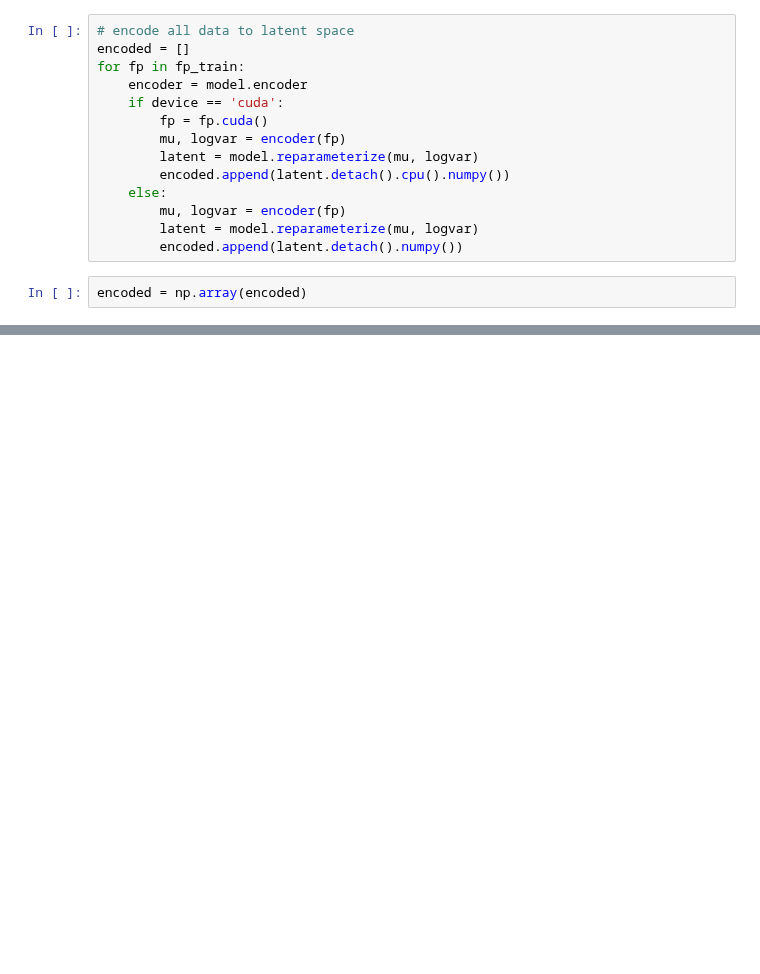
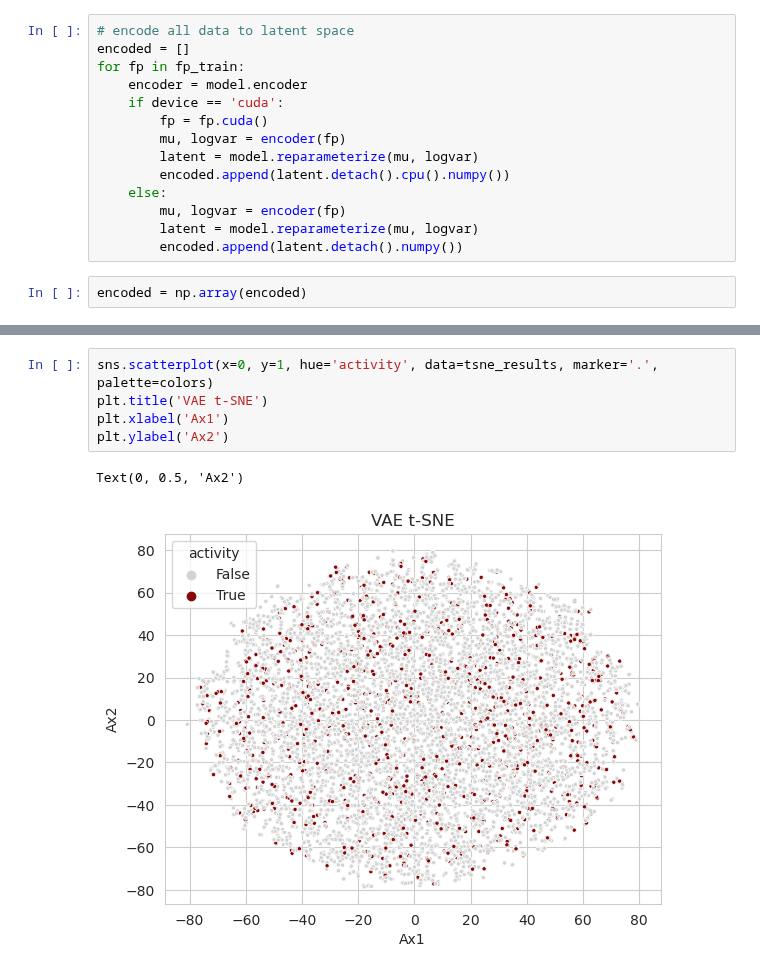
Before and after one commit to asiomchen/mldd23_project1, a Jupyter notebook: VAE/project.ipynb, the cells around one changed output, grey strips where cells are left out. Drawn from its saved outputs; the diff is of its cells as text; blank space fills up the shorter version.

```diff
--- a/VAE/project.ipynb
+++ b/VAE/project.ipynb
@@ -432,0 +258,8 @@ Text(0, 0.5, 'PC2')
+# %%
+sns.scatterplot(x=0, y=1, hue='activity', data=tsne_results, marker='.', palette=colors)
+plt.title('VAE t-SNE')
+plt.xlabel('Ax1')
+plt.ylabel('Ax2')
+# %% [output]
+Text(0, 0.5, 'Ax2')
+[figure, added]
```
Also changed, not shown: parts of 17 cells of this notebook.
